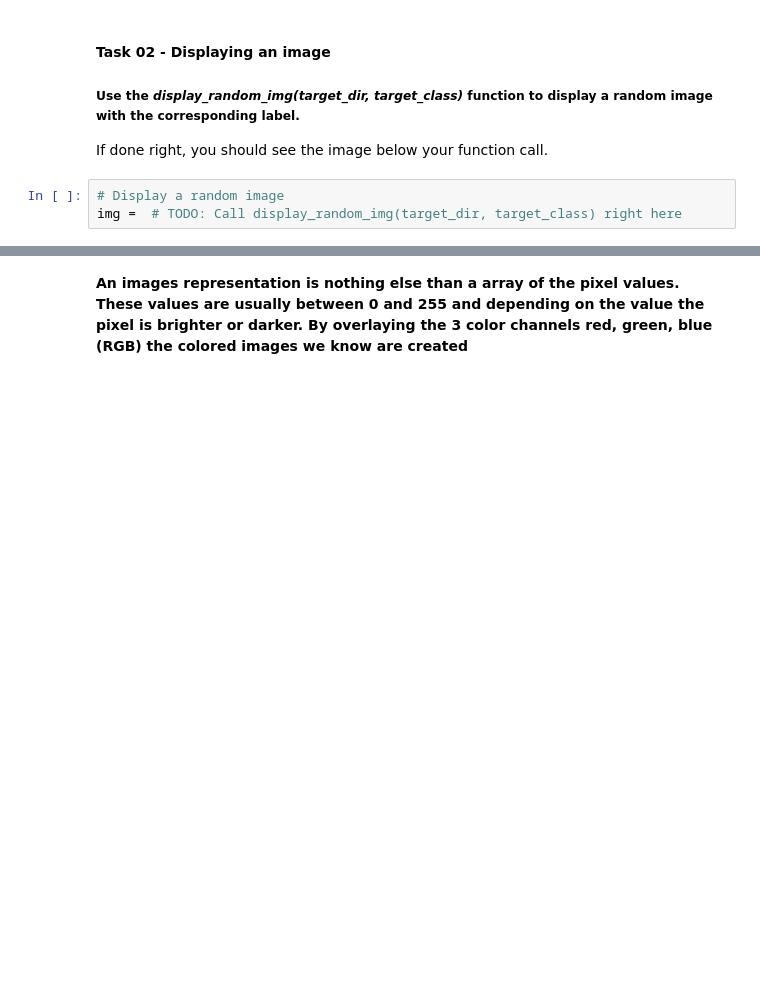
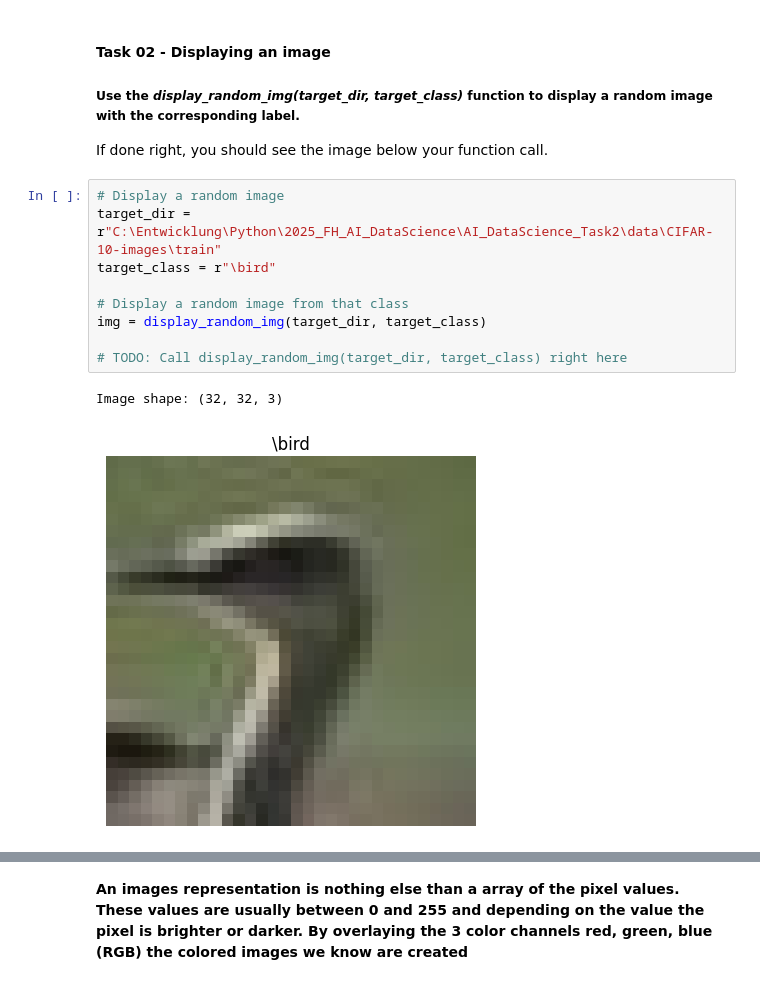
Before and after one commit to Duckosaurus/2025_FH_AI_DataScience, a Jupyter notebook: AI_DataScience_Task2/Exercise_2_cifar.ipynb, the cells around one changed output, grey strips where cells are left out. Drawn from its saved outputs; the diff is of its cells as text; blank space fills up the shorter version.

Commit message:
bis task 3

```diff
--- a/AI_DataScience_Task2/Exercise_2_cifar.ipynb
+++ b/AI_DataScience_Task2/Exercise_2_cifar.ipynb
@@ -158,7 +158,16 @@ def display_random_img(target_dir, target_class):
 If done right, you should see the image below your function call.
 # %%
 # Display a random image
-img =  # TODO: Call display_random_img(target_dir, target_class) right here
+target_dir = r"C:\Entwicklung\Python\2025_FH_AI_DataScience\AI_DataScience_Task2\data\CIFAR-10-images\train"
+target_class = r"\bird"
+
+# Display a random image from that class
+img = display_random_img(target_dir, target_class)
+
+# TODO: Call display_random_img(target_dir, target_class) right here
+# %% [output]
+Image shape: (32, 32, 3)
+[figure, added]
 # %%
 # Display multiple images from the data set
 plt.figure(figsize=(8, 7))
```
Also changed, not shown: parts of 7 cells of this notebook.
